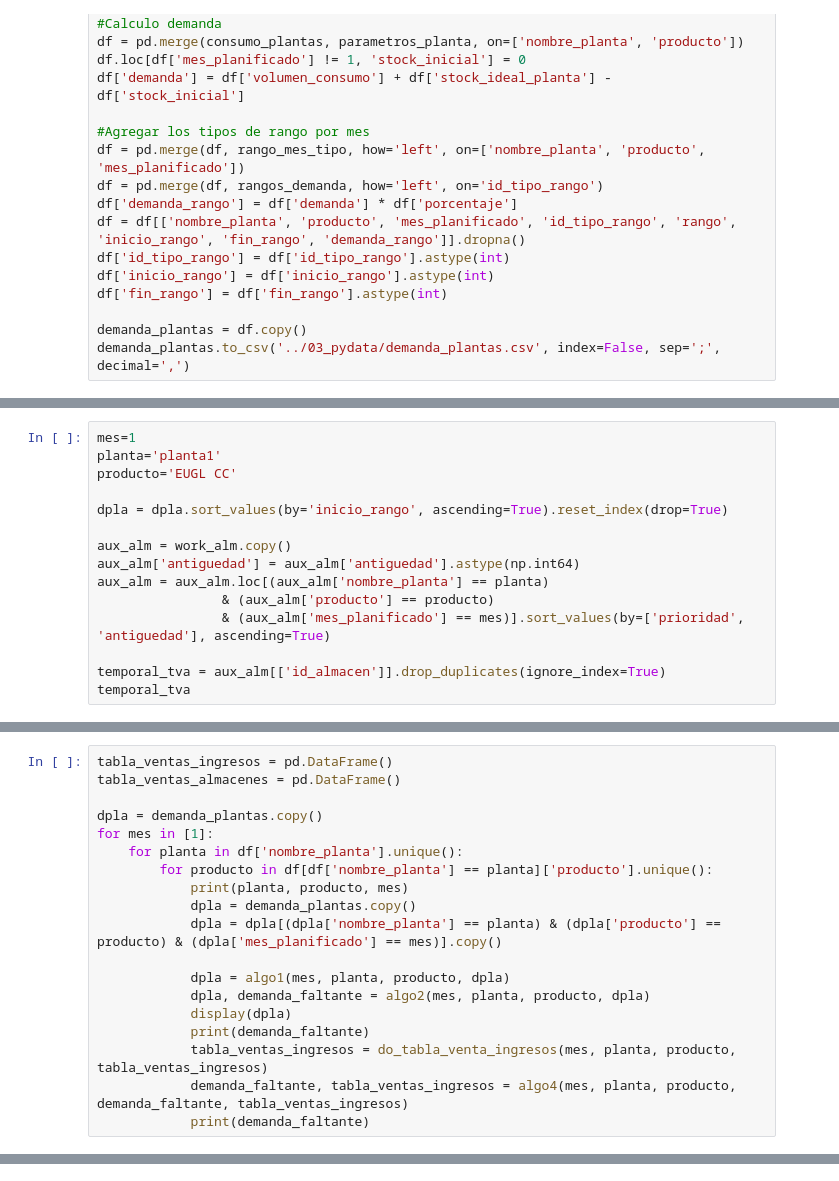
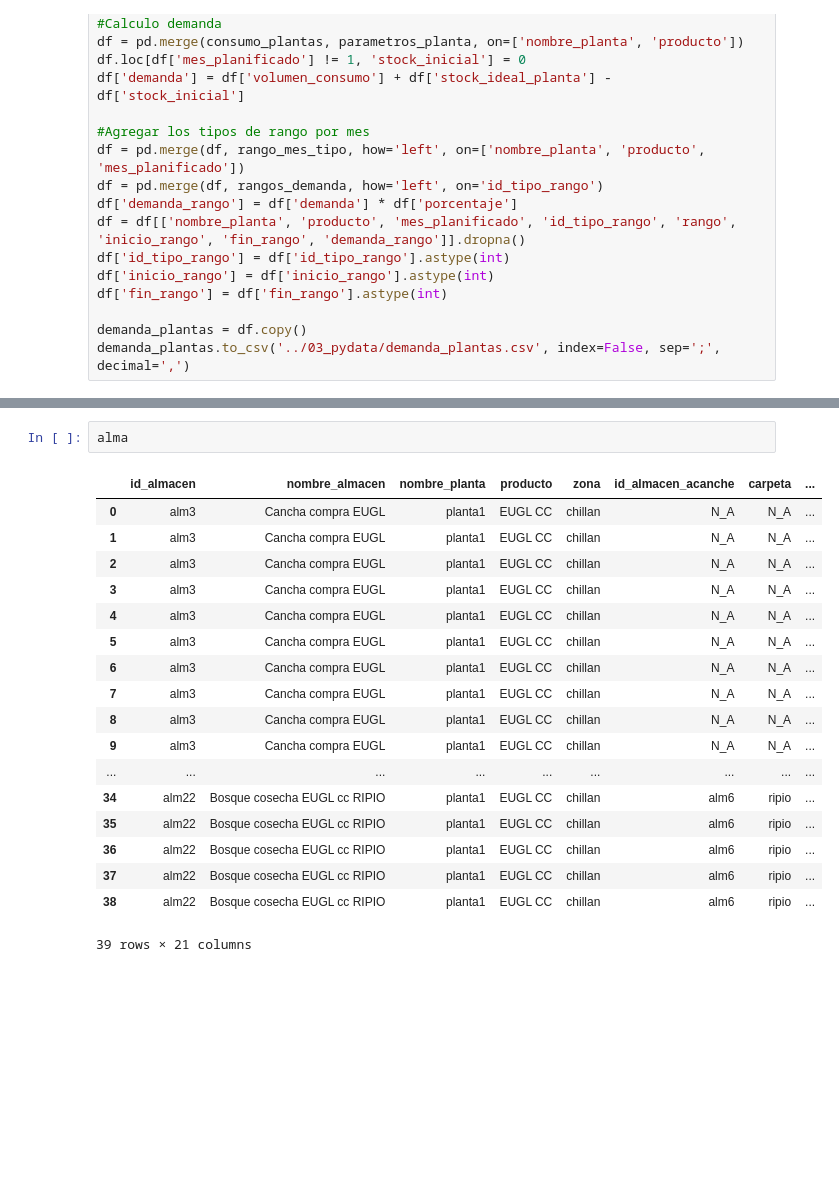
Before and after one commit to ptoledor/heu_opticliente, a Jupyter notebook: 01_notebooks/algo.ipynb, the cells around one changed output, grey strips where cells are left out. Drawn from its saved outputs; the diff is of its cells as text; blank space fills up the shorter version.

```diff
--- a/01_notebooks/algo.ipynb
+++ b/01_notebooks/algo.ipynb
@@ -268,15 +172,0 @@ def algo5(mes, planta, producto, tabla_ventas_ingresos, demanda_faltante):
-# %%
-mes=1
-planta='planta1'
-producto='EUGL CC'
-
-dpla = dpla.sort_values(by='inicio_rango', ascending=True).reset_index(drop=True)
-
-aux_alm = work_alm.copy()
-aux_alm['antiguedad'] = aux_alm['antiguedad'].astype(np.int64)
-aux_alm = aux_alm.loc[(aux_alm['nombre_planta'] == planta)
-                & (aux_alm['producto'] == producto)
-                & (aux_alm['mes_planificado'] == mes)].sort_values(by=['prioridad', 'antiguedad'], ascending=True)
-
-temporal_tva = aux_alm[['id_almacen']].drop_duplicates(ignore_index=True)
-temporal_tva
@@ -290,19 +172,0 @@ temporal_tva
-# %%
-tabla_ventas_ingresos = pd.DataFrame()
-tabla_ventas_almacenes = pd.DataFrame()
-
-dpla = demanda_plantas.copy()
-for mes in [1]:
-    for planta in df['nombre_planta'].unique():
-        for producto in df[df['nombre_planta'] == planta]['producto'].unique():
-            print(planta, producto, mes)
-            dpla = demanda_plantas.copy()
-            dpla = dpla[(dpla['nombre_planta'] == planta) & (dpla['producto'] == producto) & (dpla['mes_planificado'] == mes)].copy()
-
-            dpla = algo1(mes, planta, producto, dpla)
-            dpla, demanda_faltante = algo2(mes, planta, producto, dpla)
-            display(dpla)
-            print(demanda_faltante)
-            tabla_ventas_ingresos = do_tabla_venta_ingresos(mes, planta, producto, tabla_ventas_ingresos)
-            demanda_faltante, tabla_ventas_ingresos = algo4(mes, planta, producto, demanda_faltante, tabla_ventas_ingresos)
-            print(demanda_faltante)
@@ -326,0 +405,21 @@ tabla_ventas_ingresos
+# %%
+alma
+# %% [output]
+|  | id_almacen | nombre_almacen | nombre_planta | producto | zona | id_almacen_acanche | carpeta | ... |
+| 0 | alm3 | Cancha compra EUGL | planta1 | EUGL CC | chillan | N_A | N_A | ... |
+| 1 | alm3 | Cancha compra EUGL | planta1 | EUGL CC | chillan | N_A | N_A | ... |
+| 2 | alm3 | Cancha compra EUGL | planta1 | EUGL CC | chillan | N_A | N_A | ... |
+| 3 | alm3 | Cancha compra EUGL | planta1 | EUGL CC | chillan | N_A | N_A | ... |
+| 4 | alm3 | Cancha compra EUGL | planta1 | EUGL CC | chillan | N_A | N_A | ... |
+| 5 | alm3 | Cancha compra EUGL | planta1 | EUGL CC | chillan | N_A | N_A | ... |
+| 6 | alm3 | Cancha compra EUGL | planta1 | EUGL CC | chillan | N_A | N_A | ... |
+| 7 | alm3 | Cancha compra EUGL | planta1 | EUGL CC | chillan | N_A | N_A | ... |
+| 8 | alm3 | Cancha compra EUGL | planta1 | EUGL CC | chillan | N_A | N_A | ... |
+| 9 | alm3 | Cancha compra EUGL | planta1 | EUGL CC | chillan | N_A | N_A | ... |
+| ... | ... | ... | ... | ... | ... | ... | ... | ... |
+| 34 | alm22 | Bosque cosecha EUGL cc RIPIO | planta1 | EUGL CC | chillan | alm6 | ripio | ... |
+| 35 | alm22 | Bosque cosecha EUGL cc RIPIO | planta1 | EUGL CC | chillan | alm6 | ripio | ... |
+| 36 | alm22 | Bosque cosecha EUGL cc RIPIO | planta1 | EUGL CC | chillan | alm6 | ripio | ... |
+| 37 | alm22 | Bosque cosecha EUGL cc RIPIO | planta1 | EUGL CC | chillan | alm6 | ripio | ... |
+| 38 | alm22 | Bosque cosecha EUGL cc RIPIO | planta1 | EUGL CC | chillan | alm6 | ripio | ... |
+39 rows × 21 columns
```
Also changed, not shown: parts of 13 cells of this notebook.
